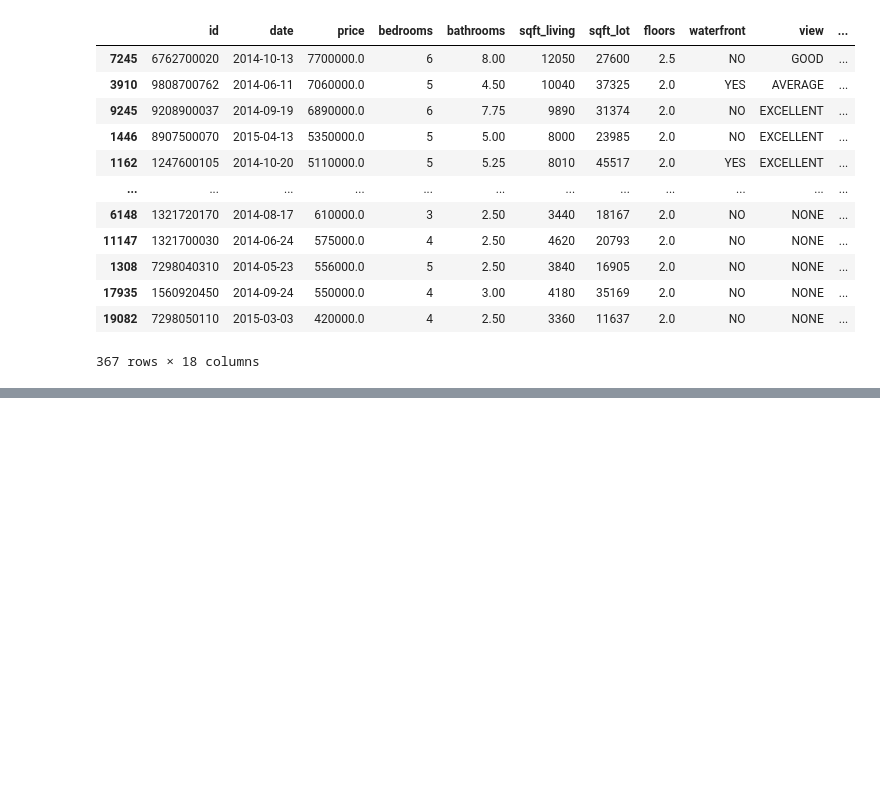
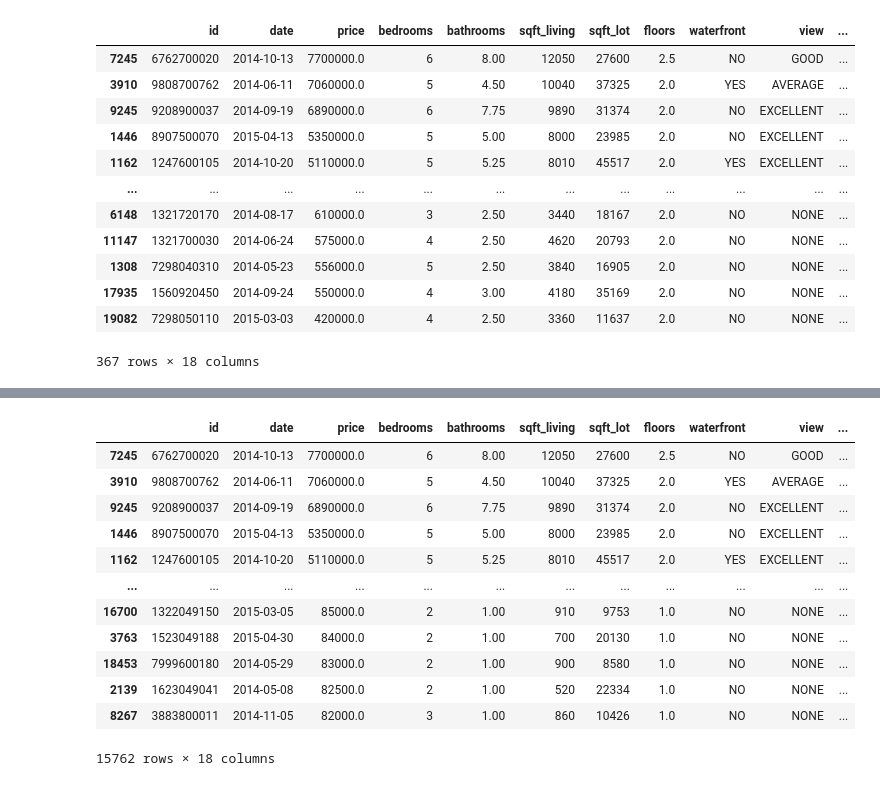
Before and after one commit to vivyhasadream/DS_P2_King-County-House-Sales-Predict, a Jupyter notebook: Karan_Data _Cleaning 1.ipynb, the cells around one changed output, grey strips where cells are left out. Drawn from its saved outputs; the diff is of its cells as text; code cells hidden in the pictures; blank space fills up the shorter version.

```diff
--- a/Karan_Data _Cleaning 1.ipynb
+++ b/Karan_Data _Cleaning 1.ipynb
@@ -404,0 +409,16 @@ high.describe()
+# %%
+new_df
+# %% [output]
+|  | id | date | price | bedrooms | bathrooms | sqft_living | sqft_lot | floors | waterfront | view | ... |
+| 7245 | 6762700020 | 2014-10-13 | 7700000.0 | 6 | 8.00 | 12050 | 27600 | 2.5 | NO | GOOD | ... |
+| 3910 | 9808700762 | 2014-06-11 | 7060000.0 | 5 | 4.50 | 10040 | 37325 | 2.0 | YES | AVERAGE | ... |
+| 9245 | 9208900037 | 2014-09-19 | 6890000.0 | 6 | 7.75 | 9890 | 31374 | 2.0 | NO | EXCELLENT | ... |
+| 1446 | 8907500070 | 2015-04-13 | 5350000.0 | 5 | 5.00 | 8000 | 23985 | 2.0 | NO | EXCELLENT | ... |
+| 1162 | 1247600105 | 2014-10-20 | 5110000.0 | 5 | 5.25 | 8010 | 45517 | 2.0 | YES | EXCELLENT | ... |
+| ... | ... | ... | ... | ... | ... | ... | ... | ... | ... | ... | ... |
+| 16700 | 1322049150 | 2015-03-05 | 85000.0 | 2 | 1.00 | 910 | 9753 | 1.0 | NO | NONE | ... |
+| 3763 | 1523049188 | 2015-04-30 | 84000.0 | 2 | 1.00 | 700 | 20130 | 1.0 | NO | NONE | ... |
+| 18453 | 7999600180 | 2014-05-29 | 83000.0 | 2 | 1.00 | 900 | 8580 | 1.0 | NO | NONE | ... |
+| 2139 | 1623049041 | 2014-05-08 | 82500.0 | 2 | 1.00 | 520 | 22334 | 1.0 | NO | NONE | ... |
+| 8267 | 3883800011 | 2014-11-05 | 82000.0 | 3 | 1.00 | 860 | 10426 | 1.0 | NO | NONE | ... |
+15762 rows × 18 columns
```
Also changed, not shown: parts of 2 cells of this notebook, 3 other files.
